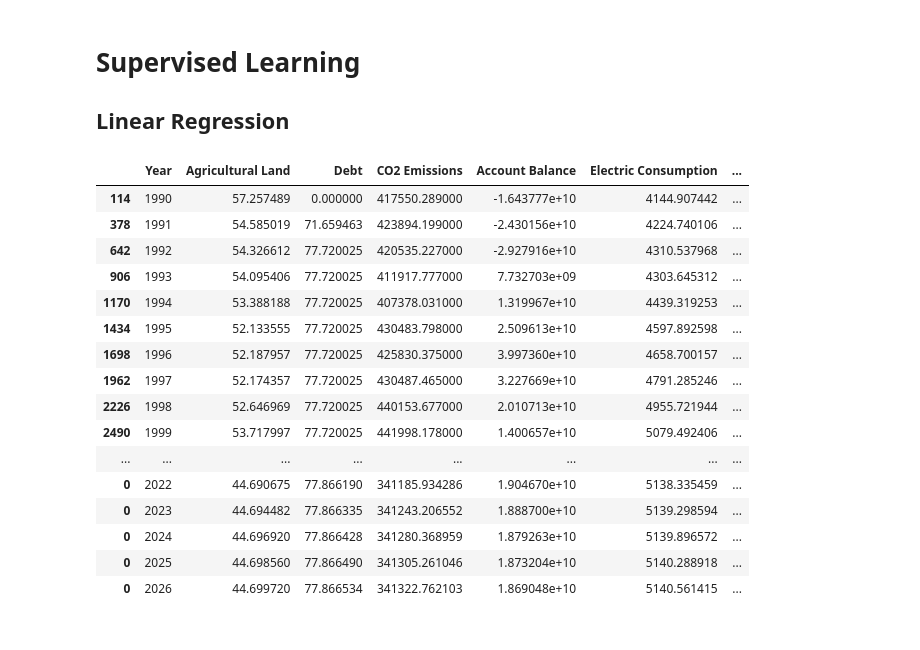
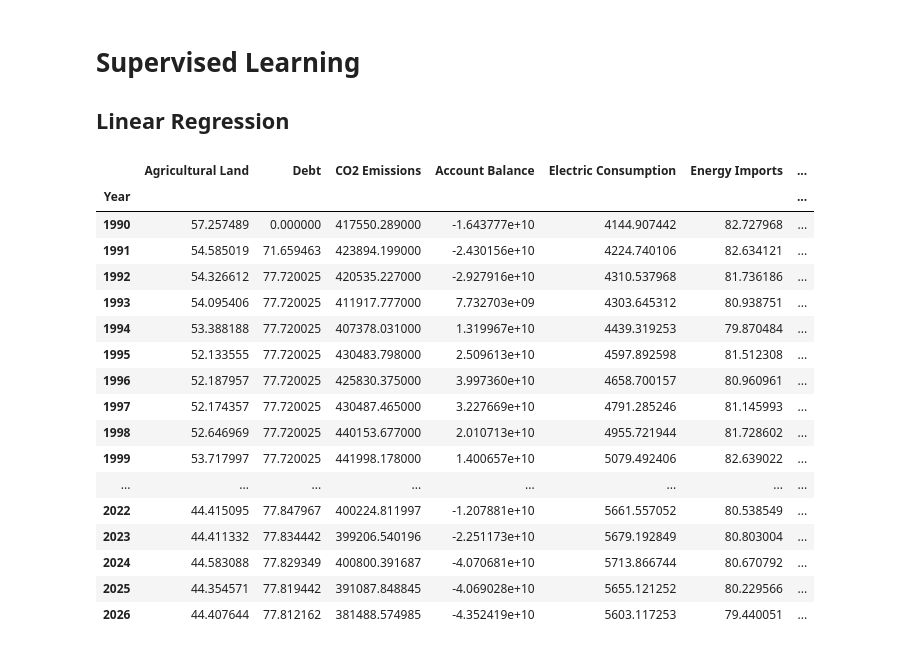
Before and after one commit to AngeloDamiani/DA-DDD-Project, a Jupyter notebook: main_notebook.ipynb, the cells around one changed output. Drawn from its saved outputs; the diff is of its cells as text; code cells hidden in the pictures.

```diff
--- a/main_notebook.ipynb
+++ b/main_notebook.ipynb
@@ -103,6 +103,9 @@ dtype: object
 # %%
 import numpy as np
 from numpy.linalg import inv
+
+from sklearn import decomposition
+from sklearn.preprocessing import StandardScaler
 
 # LINEAR REGRESSION
 
@@ -112,17 +115,19 @@ target_df = df.loc[df['Country']==country]
 # Excluding country name
 target_df = target_df.drop(df.columns[[1]], axis=1)
 
+
+
 class LinearRegression:
     def __init__(self):
         self.beta = None
 
     def train(self, X, y):
-        X = np.c_[ np.ones(X.shape[0]), X]
+        X = self._x_format(X)
         # beta = (X^T * X)^(-1) * X^T * y
         self.beta = np.dot(np.dot(inv(np.dot(X.T, X)), X.T), y)
 
     def predict(self, X_input):
-        x_input = np.c_[ np.ones(X_input.shape[0]), X_input]
+        x_input = self._x_format(X_input)
         # result = x_input * beta
         return np.dot(x_input, self.beta)
 
@@ -131,62 +136,66 @@ class LinearRegression:
         return X
 
 def dataPreprocessing(df):
+
+    # Ignoring year column
+    df = df.drop(df.columns[[0]], axis=1)
+
+    # Scaling
+    scaler = StandardScaler()
+    df = pd.DataFrame(scaler.fit_transform(df), columns=df.columns.values)
+
     # x_input will be the first input of our linear regression
-    x_input = df[df.Year == interestInterval[1]]
+    x_input = pd.DataFrame(df.iloc[-1])
 
-    last_year = df.iloc[df.shape[0]-1].Year
-    y = df[df.Year != interestInterval[0]]
-    X = df[df.Year != last_year]
+    y = df.iloc[1:]
+    X = df.iloc[:df.shape[0]-1]
 
-    # Year removal and conversion to matrix
-    # columns[0] is "Year"
-    x_input = x_input.drop(df.columns[[0]], axis=1)
-    x_input = x_input.as_matrix()
-
-    y = y.drop(df.columns[[0]], axis=1)
+    # data formatting as matrix
+    x_input = x_input.as_matrix().T
     y = y.as_matrix()
-
-    X = X.drop(df.columns[[0]], axis=1)
     X = X.as_matrix()
 
-    return X,y,x_input
+    return X,y,x_input,scaler
 
 # Prediction trial for 10 years
 pred_years = 10
 for i in range(1, pred_years+1):
-    X,y,x_input = dataPreprocessing(target_df)
+    X,y,x_input,scal = dataPreprocessing(target_df)
     LR = LinearRegression()
     LR.train(X,y)
     # LR's beta in this case has dimension 17x16:
     # 17 is the number of input variable (1 for bias)
     # 16 is the number of output variable
-    y_hat = LR.predict(x_input)
+    y_hat = scal.inverse_transform(LR.predict(x_input))
 
     # Rebuilding of DataFrame, reinserting the Year at the end
     columns = list(df.columns)
     columns.remove("Country")
     columns.remove("Year")
     result = pd.DataFrame(data=y_hat)
     result.columns = columns
     result.insert(loc=0, column="Year", value=interestInterval[1]+i)
 
     target_df = pd.concat([target_df, result])
+
+target_df.set_index('Year', inplace=True)
 target_df
 # %% [output]
-|  | Year | Agricultural Land | Debt | CO2 Emissions | Account Balance | Electric Consumption | ... |
-| 114 | 1990 | 57.257489 | 0.000000 | 417550.289000 | -1.643777e+10 | 4144.907442 | ... |
-| 378 | 1991 | 54.585019 | 71.659463 | 423894.199000 | -2.430156e+10 | 4224.740106 | ... |
-| 642 | 1992 | 54.326612 | 77.720025 | 420535.227000 | -2.927916e+10 | 4310.537968 | ... |
-| 906 | 1993 | 54.095406 | 77.720025 | 411917.777000 | 7.732703e+09 | 4303.645312 | ... |
-| 1170 | 1994 | 53.388188 | 77.720025 | 407378.031000 | 1.319967e+10 | 4439.319253 | ... |
-| 1434 | 1995 | 52.133555 | 77.720025 | 430483.798000 | 2.509613e+10 | 4597.892598 | ... |
-| 1698 | 1996 | 52.187957 | 77.720025 | 425830.375000 | 3.997360e+10 | 4658.700157 | ... |
-| 1962 | 1997 | 52.174357 | 77.720025 | 430487.465000 | 3.227669e+10 | 4791.285246 | ... |
-| 2226 | 1998 | 52.646969 | 77.720025 | 440153.677000 | 2.010713e+10 | 4955.721944 | ... |
-| 2490 | 1999 | 53.717997 | 77.720025 | 441998.178000 | 1.400657e+10 | 5079.492406 | ... |
+|  | Agricultural Land | Debt | CO2 Emissions | Account Balance | Electric Consumption | Energy Imports | ... |
+| Year |  |  |  |  |  |  | ... |
+| 1990 | 57.257489 | 0.000000 | 417550.289000 | -1.643777e+10 | 4144.907442 | 82.727968 | ... |
+| 1991 | 54.585019 | 71.659463 | 423894.199000 | -2.430156e+10 | 4224.740106 | 82.634121 | ... |
+| 1992 | 54.326612 | 77.720025 | 420535.227000 | -2.927916e+10 | 4310.537968 | 81.736186 | ... |
+| 1993 | 54.095406 | 77.720025 | 411917.777000 | 7.732703e+09 | 4303.645312 | 80.938751 | ... |
+| 1994 | 53.388188 | 77.720025 | 407378.031000 | 1.319967e+10 | 4439.319253 | 79.870484 | ... |
+| 1995 | 52.133555 | 77.720025 | 430483.798000 | 2.509613e+10 | 4597.892598 | 81.512308 | ... |
+| 1996 | 52.187957 | 77.720025 | 425830.375000 | 3.997360e+10 | 4658.700157 | 80.960961 | ... |
+| 1997 | 52.174357 | 77.720025 | 430487.465000 | 3.227669e+10 | 4791.285246 | 81.145993 | ... |
+| 1998 | 52.646969 | 77.720025 | 440153.677000 | 2.010713e+10 | 4955.721944 | 81.728602 | ... |
+| 1999 | 53.717997 | 77.720025 | 441998.178000 | 1.400657e+10 | 5079.492406 | 82.639022 | ... |
 | ... | ... | ... | ... | ... | ... | ... | ... |
-| 0 | 2022 | 44.690675 | 77.866190 | 341185.934286 | 1.904670e+10 | 5138.335459 | ... |
-| 0 | 2023 | 44.694482 | 77.866335 | 341243.206552 | 1.888700e+10 | 5139.298594 | ... |
-| 0 | 2024 | 44.696920 | 77.866428 | 341280.368959 | 1.879263e+10 | 5139.896572 | ... |
-| 0 | 2025 | 44.698560 | 77.866490 | 341305.261046 | 1.873204e+10 | 5140.288918 | ... |
-| 0 | 2026 | 44.699720 | 77.866534 | 341322.762103 | 1.869048e+10 | 5140.561415 | ... |
+| 2022 | 44.415095 | 77.847967 | 400224.811997 | -1.207881e+10 | 5661.557052 | 80.538549 | ... |
+| 2023 | 44.411332 | 77.834442 | 399206.540196 | -2.251173e+10 | 5679.192849 | 80.803004 | ... |
+| 2024 | 44.583088 | 77.829349 | 400800.391687 | -4.070681e+10 | 5713.866744 | 80.670792 | ... |
+| 2025 | 44.354571 | 77.819442 | 391087.848845 | -4.069028e+10 | 5655.121252 | 80.229566 | ... |
+| 2026 | 44.407644 | 77.812162 | 381488.574985 | -4.352419e+10 | 5603.117253 | 79.440051 | ... |
```
Also changed, not shown: parts of 1 cell of this notebook.
